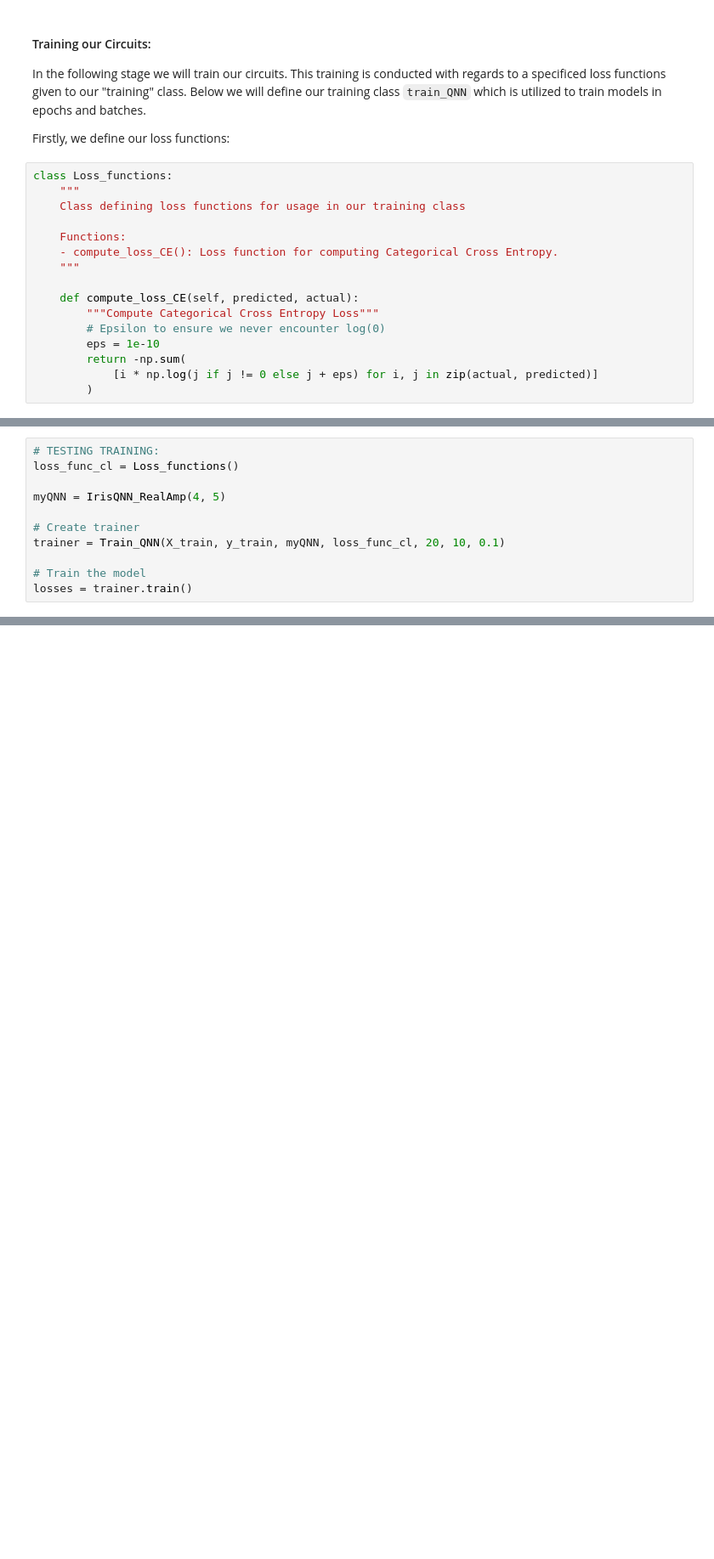
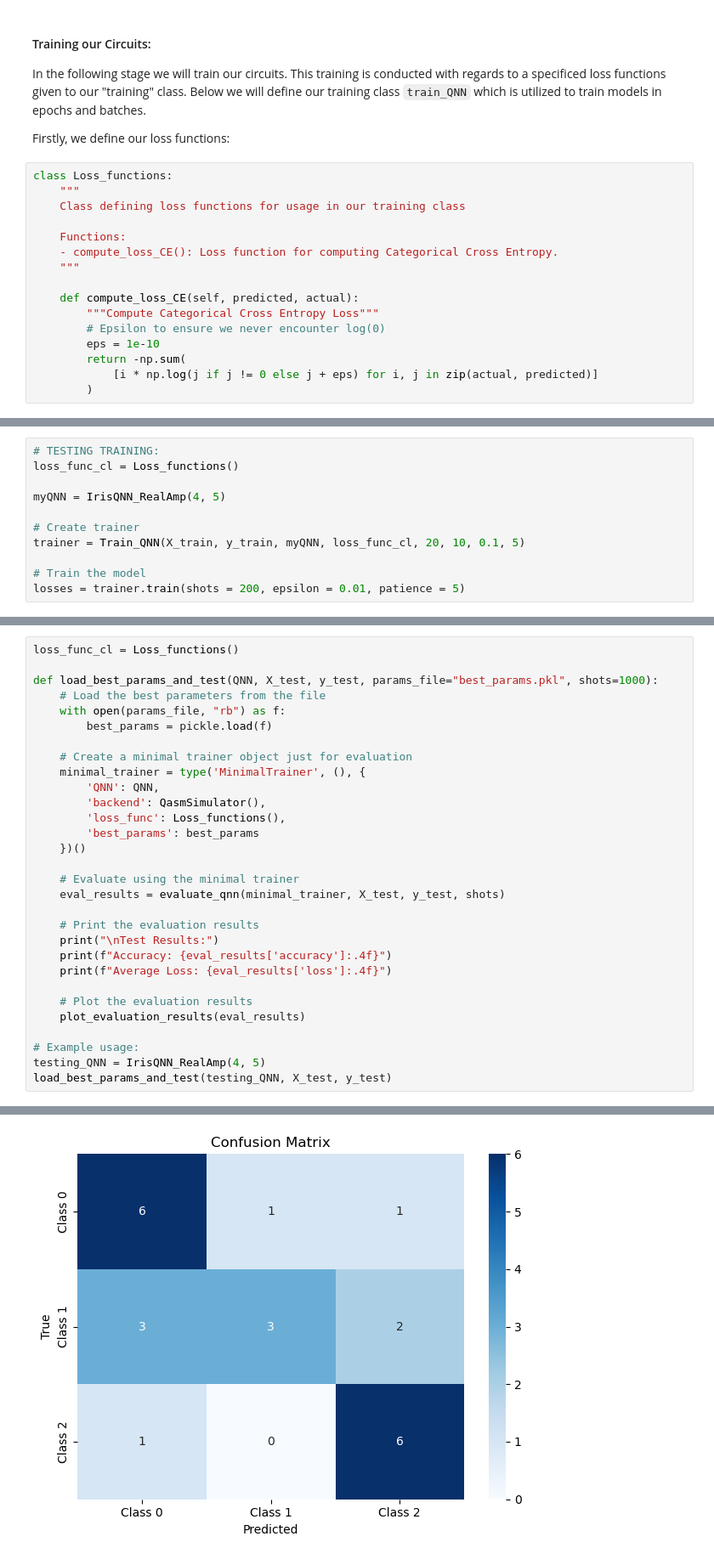
Before and after one commit to martinfloo/inf367-ma2, a Jupyter notebook: ma2_martin_from_tob.ipynb, the cells around one changed output, grey strips where cells are left out. Shown at 85% size. Saved outputs shown, nothing was run; the diff lists cells and outputs as text; blank space fills up the shorter version.

```diff
--- a/ma2_martin_from_tob.ipynb
+++ b/ma2_martin_from_tob.ipynb
@@ -598,9 +598,9 @@ loss_func_cl = Loss_functions()
 myQNN = IrisQNN_RealAmp(4, 5)
 
 # Create trainer
-trainer = Train_QNN(X_train, y_train, myQNN, loss_func_cl, 20, 10, 0.1)
+trainer = Train_QNN(X_train, y_train, myQNN, loss_func_cl, 20, 10, 0.1, 5)
 
 # Train the model
-losses = trainer.train()
+losses = trainer.train(shots = 200, epsilon = 0.01, patience = 5)
 # %% [output]
 ------ EPOCH 1 ------
@@ -762,0 +755,31 @@ True
+# %%
+loss_func_cl = Loss_functions()
+
+def load_best_params_and_test(QNN, X_test, y_test, params_file="best_params.pkl", shots=1000):
+    # Load the best parameters from the file
+    with open(params_file, "rb") as f:
+        best_params = pickle.load(f)
+
+    # Create a minimal trainer object just for evaluation
+    minimal_trainer = type('MinimalTrainer', (), {
+        'QNN': QNN,
+        'backend': QasmSimulator(),
+        'loss_func': Loss_functions(),
+        'best_params': best_params
+    })()
+
+    # Evaluate using the minimal trainer
+    eval_results = evaluate_qnn(minimal_trainer, X_test, y_test, shots)
+
+    # Print the evaluation results
+    print("\nTest Results:")
+    print(f"Accuracy: {eval_results['accuracy']:.4f}")
+    print(f"Average Loss: {eval_results['loss']:.4f}")
+
+    # Plot the evaluation results
+    plot_evaluation_results(eval_results)
+
+# Example usage:
+testing_QNN = IrisQNN_RealAmp(4, 5)
+load_best_params_and_test(testing_QNN, X_test, y_test)
+# %% [output]
@@ -762,0 +789 @@ True
+[figure, added]
```
Also changed, not shown: parts of 8 cells of this notebook.
